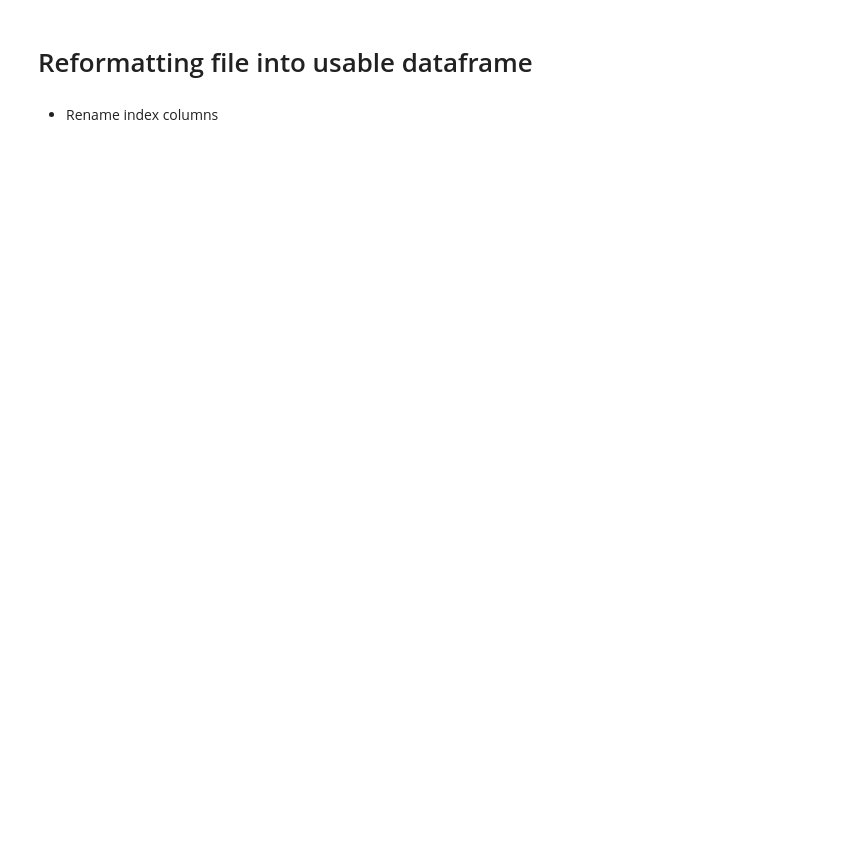
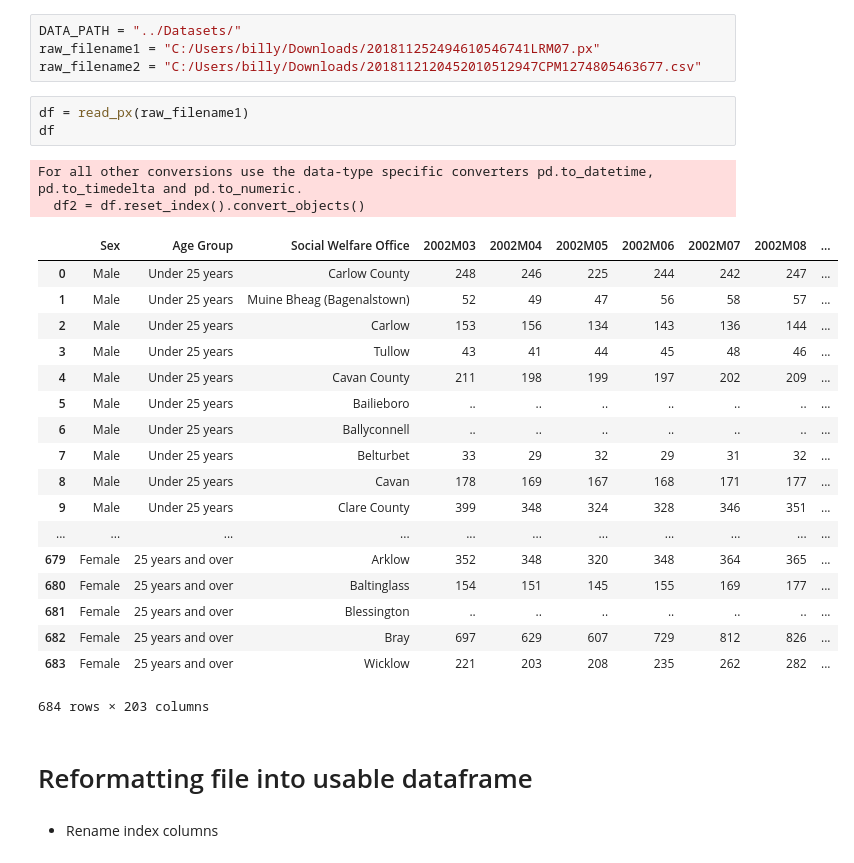
Before and after one commit to adampower48/Data-Exploration, a Jupyter notebook: Census.ipynb, the cells around one changed output. Cells and saved outputs as stored; diff of their text form; blank space fills up the shorter version.

```diff
--- a/Census.ipynb
+++ b/Census.ipynb
@@ -30,3 +11,31 @@ df
+# %%
+DATA_PATH = "../Datasets/"
+raw_filename1 = "C:/Users/billy/Downloads/201811252494610546741LRM07.px"
+raw_filename2 = "C:/Users/billy/Downloads/2018112120452010512947CPM1274805463677.csv"
+# %%
+df = read_px(raw_filename1)
+df
+# %% [output]
+For all other conversions use the data-type specific converters pd.to_datetime, pd.to_timedelta and pd.to_numeric.
+  df2 = df.reset_index().convert_objects()
+|  | Sex | Age Group | Social Welfare Office | 2002M03 | 2002M04 | 2002M05 | 2002M06 | 2002M07 | 2002M08 | ... |
+| 0 | Male | Under 25 years | Carlow County | 248 | 246 | 225 | 244 | 242 | 247 | ... |
+| 1 | Male | Under 25 years | Muine Bheag (Bagenalstown) | 52 | 49 | 47 | 56 | 58 | 57 | ... |
+| 2 | Male | Under 25 years | Carlow | 153 | 156 | 134 | 143 | 136 | 144 | ... |
+| 3 | Male | Under 25 years | Tullow | 43 | 41 | 44 | 45 | 48 | 46 | ... |
+| 4 | Male | Under 25 years | Cavan County | 211 | 198 | 199 | 197 | 202 | 209 | ... |
+| 5 | Male | Under 25 years | Bailieboro | .. | .. | .. | .. | .. | .. | ... |
+| 6 | Male | Under 25 years | Ballyconnell | .. | .. | .. | .. | .. | .. | ... |
+| 7 | Male | Under 25 years | Belturbet | 33 | 29 | 32 | 29 | 31 | 32 | ... |
+| 8 | Male | Under 25 years | Cavan | 178 | 169 | 167 | 168 | 171 | 177 | ... |
+| 9 | Male | Under 25 years | Clare County | 399 | 348 | 324 | 328 | 346 | 351 | ... |
+| ... | ... | ... | ... | ... | ... | ... | ... | ... | ... | ... |
+| 679 | Female | 25 years and over | Arklow | 352 | 348 | 320 | 348 | 364 | 365 | ... |
+| 680 | Female | 25 years and over | Baltinglass | 154 | 151 | 145 | 155 | 169 | 177 | ... |
+| 681 | Female | 25 years and over | Blessington | .. | .. | .. | .. | .. | .. | ... |
+| 682 | Female | 25 years and over | Bray | 697 | 629 | 607 | 729 | 812 | 826 | ... |
+| 683 | Female | 25 years and over | Wicklow | 221 | 203 | 208 | 235 | 262 | 282 | ... |
+684 rows × 203 columns
 # %% [markdown]
 # Reformatting file into usable dataframe
 # %% [markdown]
```
Also changed, not shown: parts of 14 cells of this notebook.
